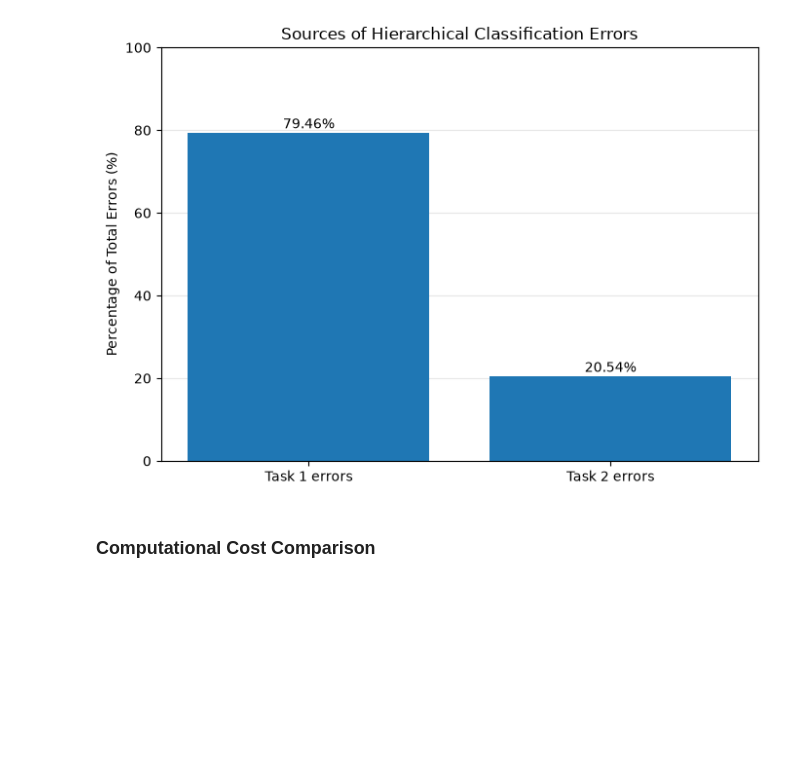
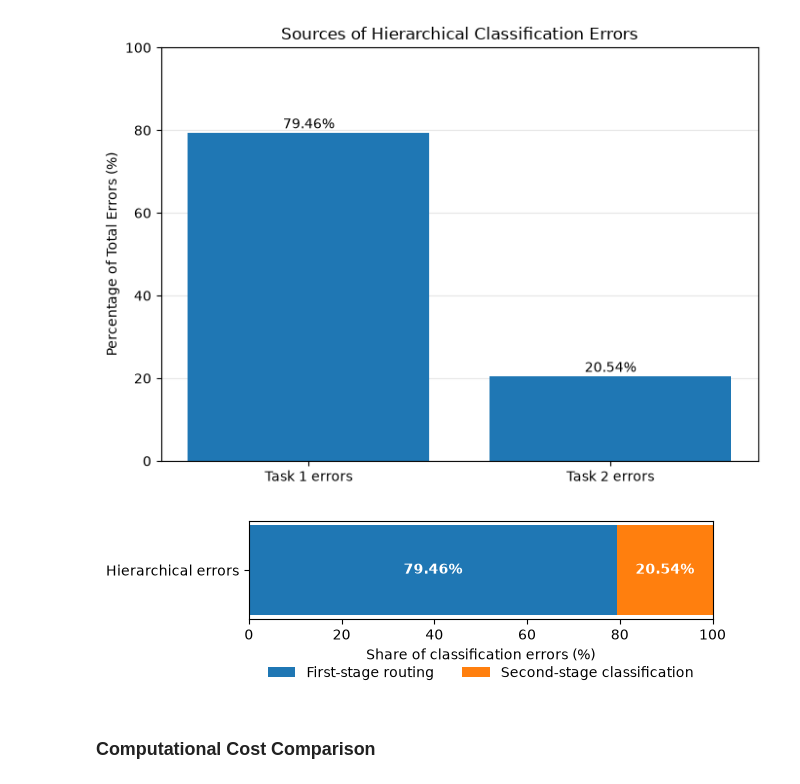
Before and after one commit to Setback749/galaxy-zoo-hierarchical-cnn, a Jupyter notebook: AIML339 - Project Notebook.ipynb, the cells around one changed output. Drawn from its saved outputs; the diff is of its cells as text; code cells hidden in the pictures; blank space fills up the shorter version.

Commit message:
Add error propagation and learning curve analysis

```diff
--- a/AIML339 - Project Notebook.ipynb
+++ b/AIML339 - Project Notebook.ipynb
@@ -1699,6 +1699,48 @@ Mean hierarchical accuracy: 74.21%
 Mean oracle-routing accuracy: 94.05%
 Mean oracle-routing gain: 19.85 percentage points
 [figure]
+# %%
+# Error-propagation plot
+
+results_df = pd.read_csv("repeated_experiment_results.csv")
+
+task1 = int(results_df["task1_errors"].sum())
+task2 = int(results_df["task2_errors"].sum())
+total = task1 + task2
+
+fig, ax = plt.subplots(figsize=(6.5, 2.2))
+
+ax.barh(
+    ["Hierarchical errors"],
+    [task1 / total * 100],
+    label="First-stage routing",
+)
+ax.barh(
+    ["Hierarchical errors"],
+    [task2 / total * 100],
+    left=[task1 / total * 100],
+    label="Second-stage classification",
+)
+
+ax.text(task1 / total * 50, 0,
+        f"{task1 / total * 100:.2f}%",
+        ha="center", va="center", color="white", weight="bold")
+
+ax.text(task1 / total * 100 + task2 / total * 50, 0,
+        f"{task2 / total * 100:.2f}%",
+        ha="center", va="center", color="white", weight="bold")
+
+ax.set_xlim(0, 100)
+ax.set_xlabel("Share of classification errors (%)")
+ax.legend(loc="upper center", bbox_to_anchor=(0.5, -0.35),
+          ncol=2, frameon=False)
+
+plt.tight_layout()
+plt.savefig("hierarchical_error_propagation.png",
+            dpi=300, bbox_inches="tight")
+plt.show()
+# %% [output]
+[figure, added]
 # %% [markdown]
 ### Computational Cost Comparison
 # %%
```
Also changed, not shown: parts of 10 cells of this notebook, 2 other files.
